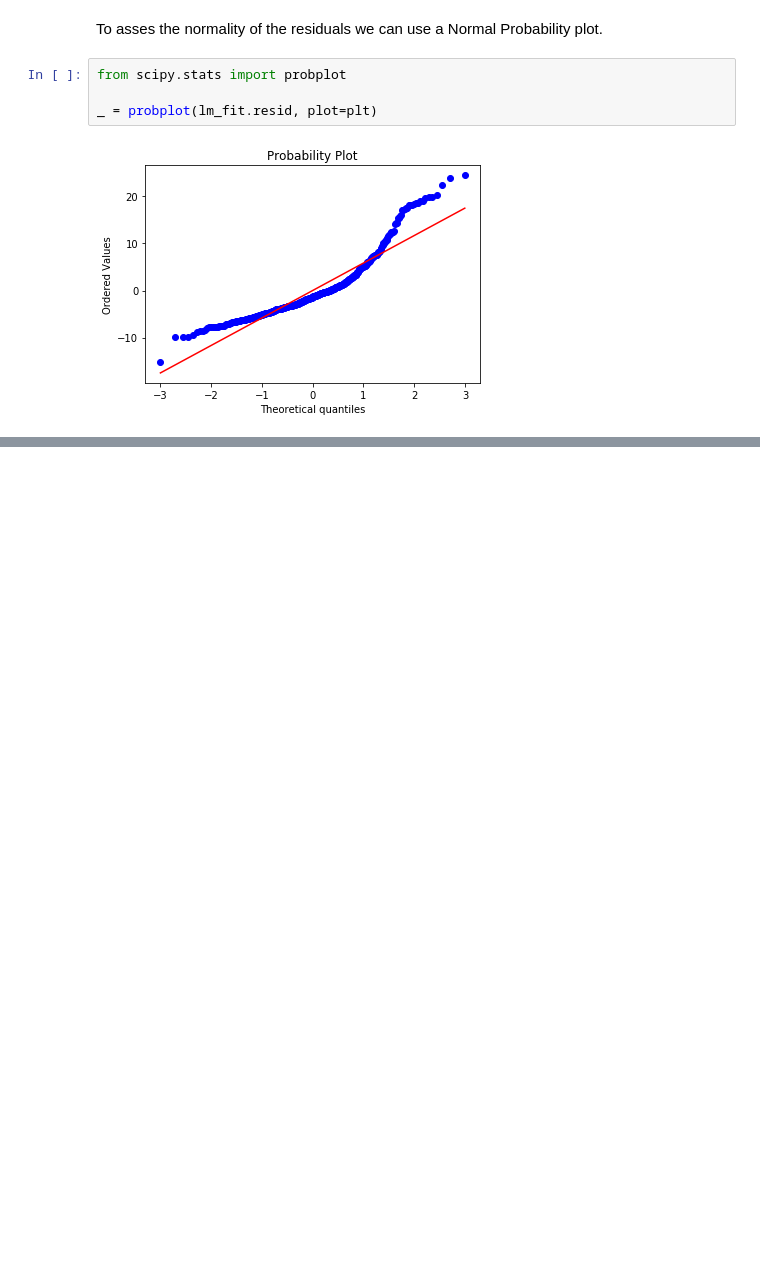
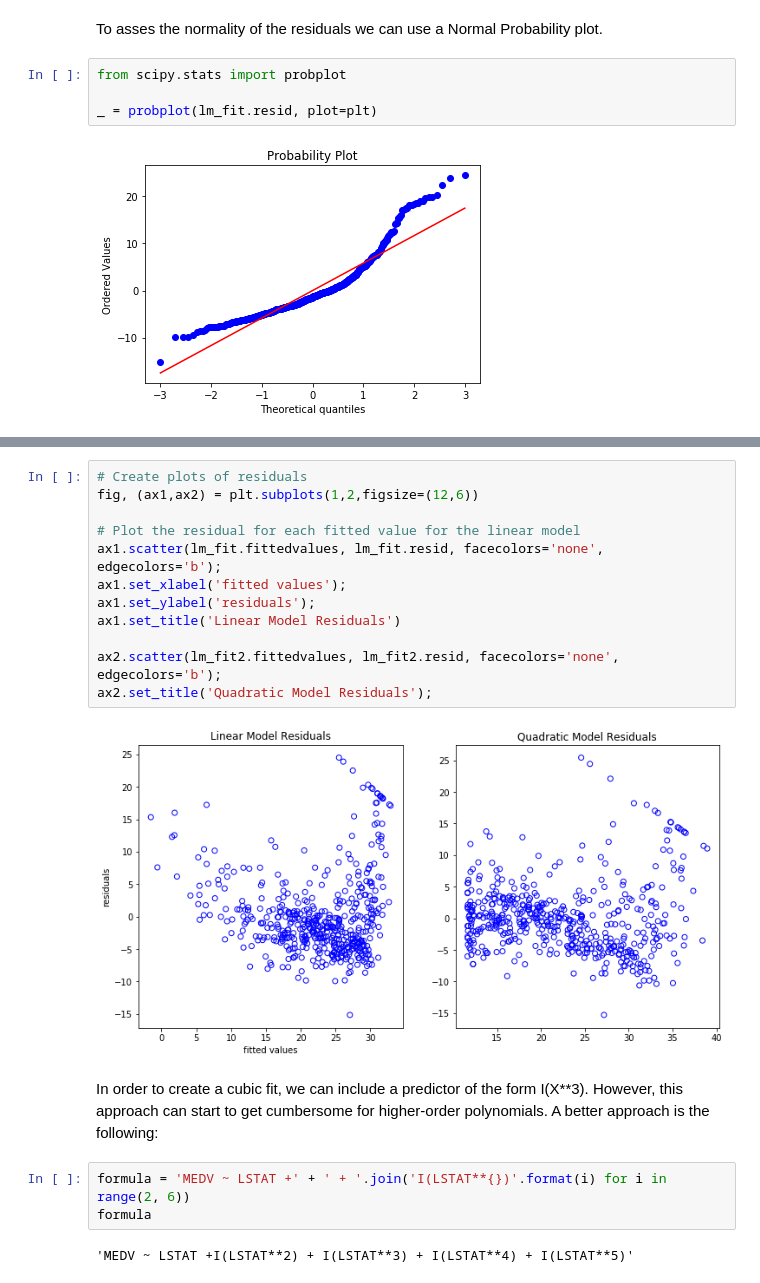
Before and after one commit to gperaza/ISLR-Python-Labs, a Jupyter notebook: Ch3-Linear_Regression.ipynb, the cells around one changed output, grey strips where cells are left out. Drawn from its saved outputs; the diff is of its cells as text; blank space fills up the shorter version.

```diff
--- a/Ch3-Linear_Regression.ipynb
+++ b/Ch3-Linear_Regression.ipynb
@@ -498,0 +449,21 @@ strong multicollinearity or other numerical problems.
+# %%
+# Create plots of residuals
+fig, (ax1,ax2) = plt.subplots(1,2,figsize=(12,6))
+
+# Plot the residual for each fitted value for the linear model
+ax1.scatter(lm_fit.fittedvalues, lm_fit.resid, facecolors='none', edgecolors='b');
+ax1.set_xlabel('fitted values');
+ax1.set_ylabel('residuals');
+ax1.set_title('Linear Model Residuals')
+
+ax2.scatter(lm_fit2.fittedvalues, lm_fit2.resid, facecolors='none', edgecolors='b');
+ax2.set_title('Quadratic Model Residuals');
+# %% [output]
+[figure, added]
+# %% [markdown]
+In order to create a cubic fit, we can include a predictor of the form I(X**3). However, this approach can start to get cumbersome for higher-order polynomials. A better approach is the following:
+# %%
+formula = 'MEDV ~ LSTAT +' + ' + '.join('I(LSTAT**{})'.format(i) for i in range(2, 6))
+formula
+# %% [output]
+'MEDV ~ LSTAT +I(LSTAT**2) + I(LSTAT**3) + I(LSTAT**4) + I(LSTAT**5)'
```
Also changed, not shown: parts of 62 cells of this notebook, 1 other file.
